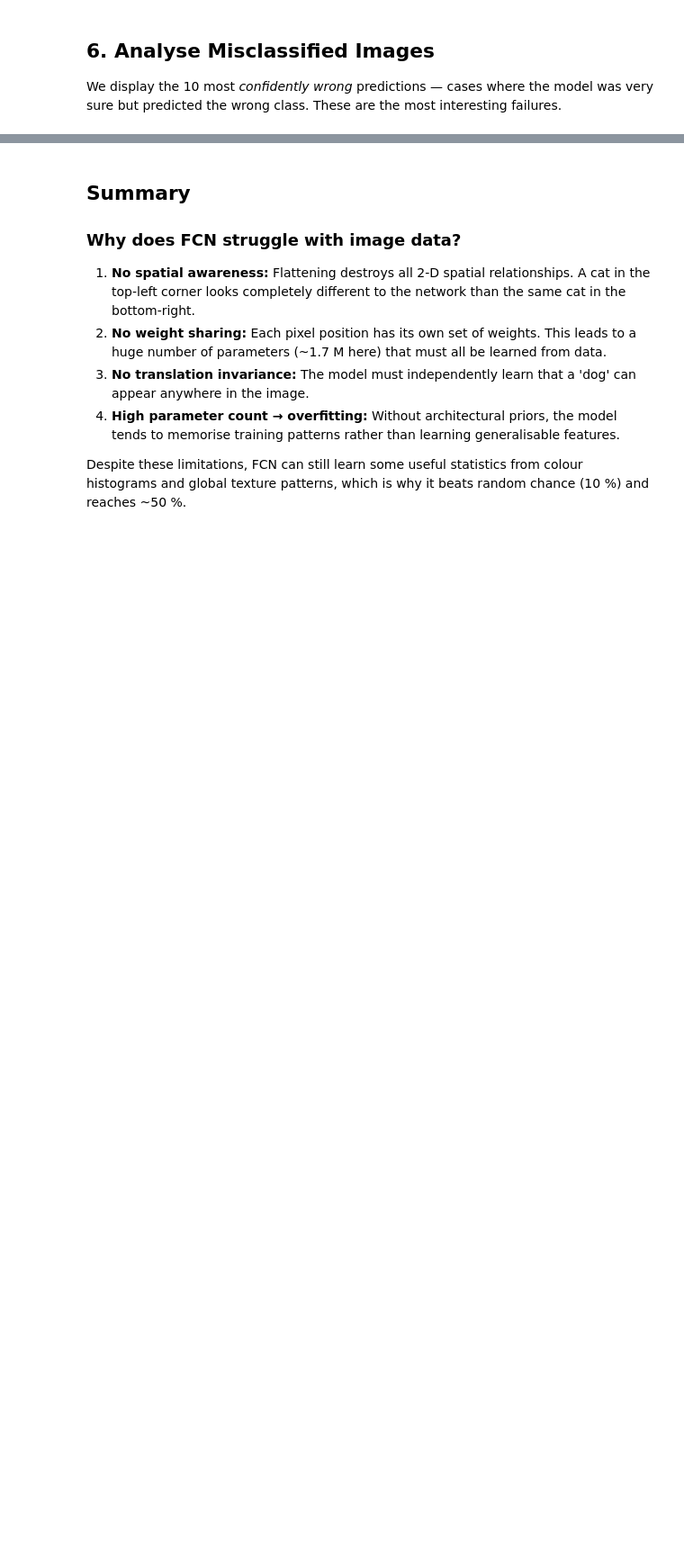
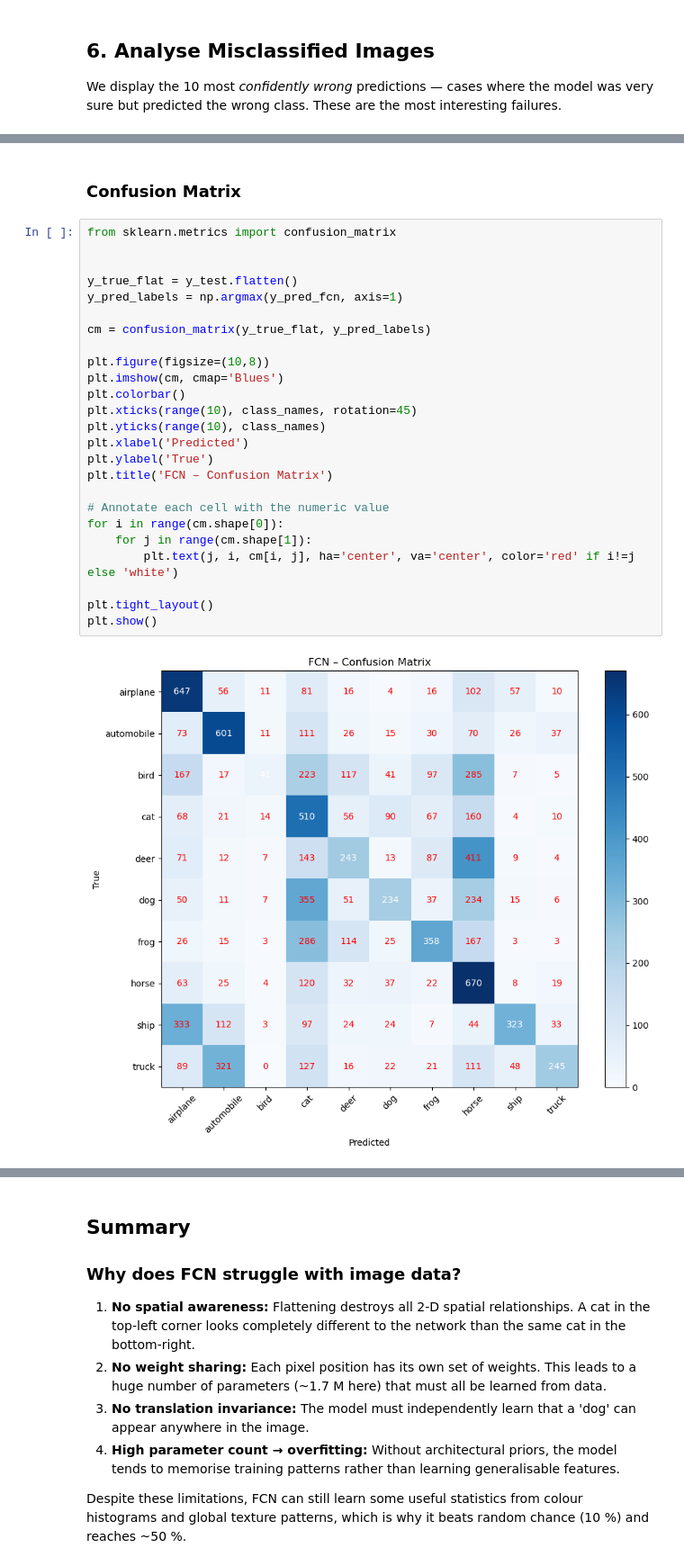
Before and after one commit to Kreetrix/Neural-Network-Assignmnets, a Jupyter notebook: CIFAR-10-FCN.ipynb, the cells around one changed output, grey strips where cells are left out. Shown at 90% size. Drawn from its saved outputs; the diff is of its cells as text; blank space fills up the shorter version.

```diff
--- a/CIFAR-10-FCN.ipynb
+++ b/CIFAR-10-FCN.ipynb
@@ -260,0 +313,29 @@ Total misclassified: 5362 / 10000
+# %% [markdown]
+### Confusion Matrix
+# %%
+from sklearn.metrics import confusion_matrix
+
+
+y_true_flat = y_test.flatten()
+y_pred_labels = np.argmax(y_pred_fcn, axis=1)
+
+cm = confusion_matrix(y_true_flat, y_pred_labels)
+
+plt.figure(figsize=(10,8))
+plt.imshow(cm, cmap='Blues')
+plt.colorbar()
+plt.xticks(range(10), class_names, rotation=45)
+plt.yticks(range(10), class_names)
+plt.xlabel('Predicted')
+plt.ylabel('True')
+plt.title('FCN – Confusion Matrix')
+
+# Annotate each cell with the numeric value
+for i in range(cm.shape[0]):
+    for j in range(cm.shape[1]):
+        plt.text(j, i, cm[i, j], ha='center', va='center', color='red' if i!=j else 'white')
+
+plt.tight_layout()
+plt.show()
+# %% [output]
+[figure, added]
```
Also changed, not shown: parts of 18 cells of this notebook, 1 other file.
